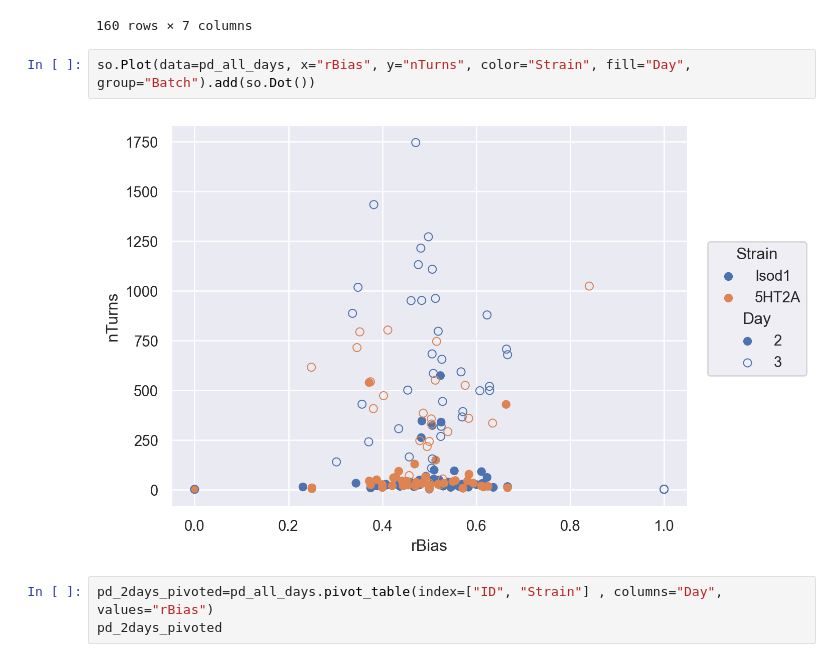
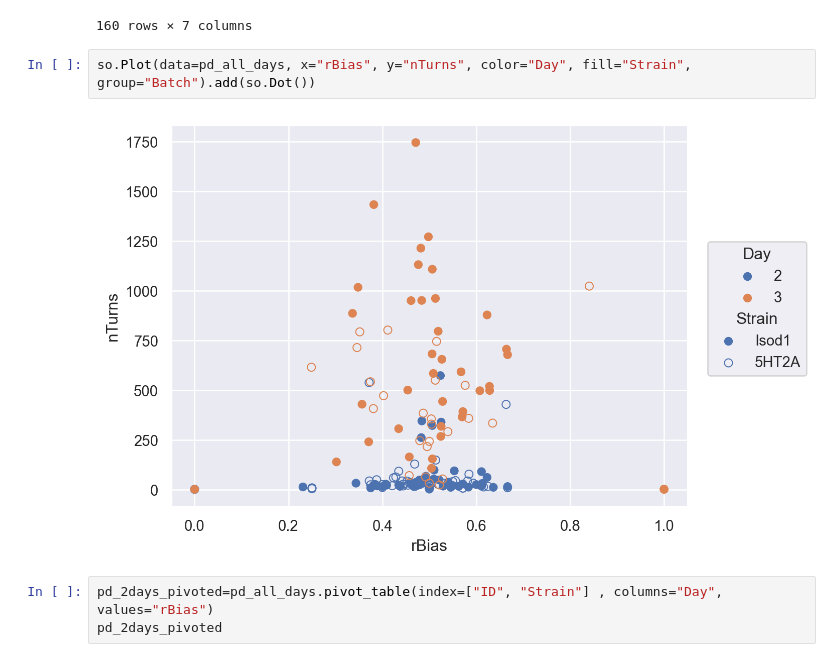
Before and after one commit to PY-305-Bayesian-Statistics/PS1, a Jupyter notebook: Learning Python.ipynb, the cells around one changed output. Cells and saved outputs as stored; diff of their text form.

```diff
--- a/Learning Python.ipynb
+++ b/Learning Python.ipynb
@@ -792,9 +803,9 @@ pd_all_days.dropna()
 | 191 | 5HT2A | female | 96 | 3 | 0.402542 | 472 | 2 |
 160 rows × 7 columns
 # %%
-so.Plot(data=pd_all_days, x="rBias", y="nTurns", color="Strain", fill="Day", group="Batch").add(so.Dot())
+so.Plot(data=pd_all_days, x="rBias", y="nTurns", color="Day", fill="Strain", group="Batch").add(so.Dot())
 # %% [output]
-[figure, old version]
+[figure, new version]
 # %%
 pd_2days_pivoted=pd_all_days.pivot_table(index=["ID", "Strain"] , columns="Day", values="rBias")
 pd_2days_pivoted
```
Also changed, not shown: parts of 2 cells of this notebook.
